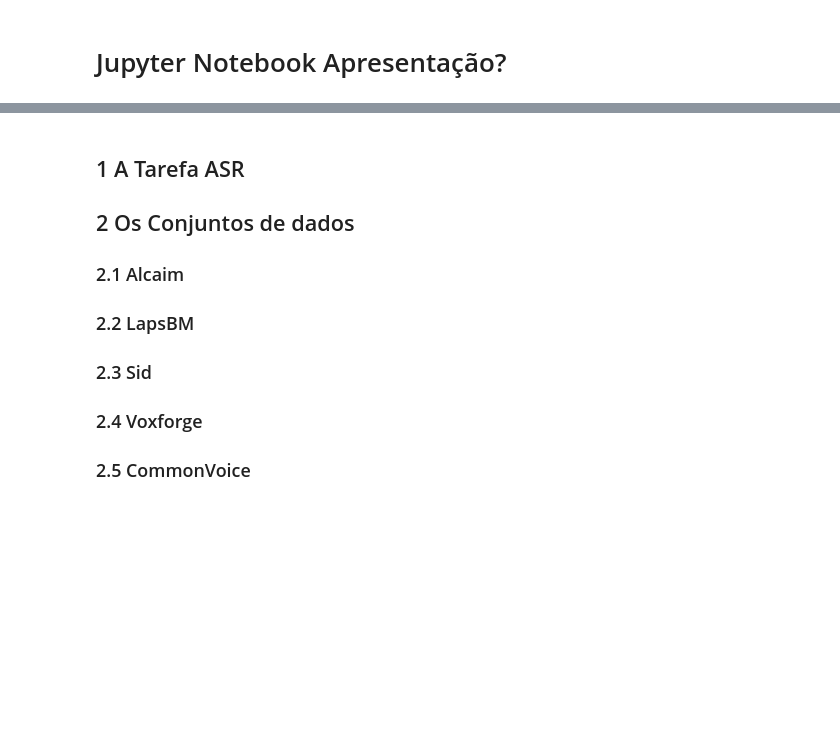
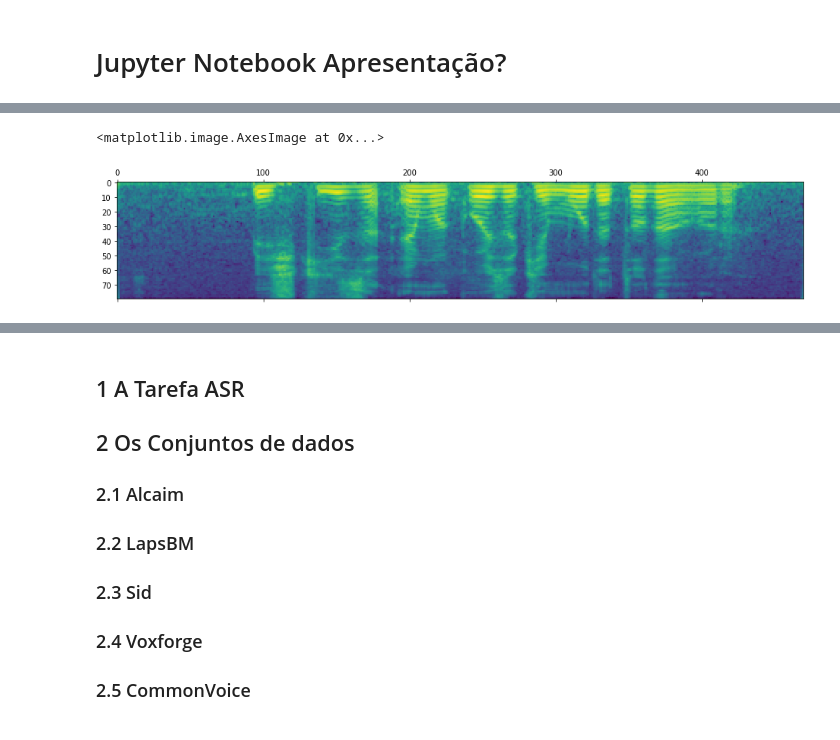
Before and after one commit to alucassch/asr_ptbr_ml_project, a Jupyter notebook: main.ipynb, the cells around one changed output, grey strips where cells are left out. Drawn from its saved outputs; the diff is of its cells as text; code cells hidden in the pictures; blank space fills up the shorter version.

```diff
--- a/main.ipynb
+++ b/main.ipynb
@@ -77,0 +94,5 @@ tensor([[[-1.5311e+00, -1.5575e+00, -1.6229e+00,  ...,  3.2341e+00,
+# %%
+plt.matshow(results.mel_features[0].T)
+# %% [output]
+<matplotlib.image.AxesImage at 0x...>
+[figure, added]
```
Also changed, not shown: parts of 21 cells of this notebook, 3 other files.
